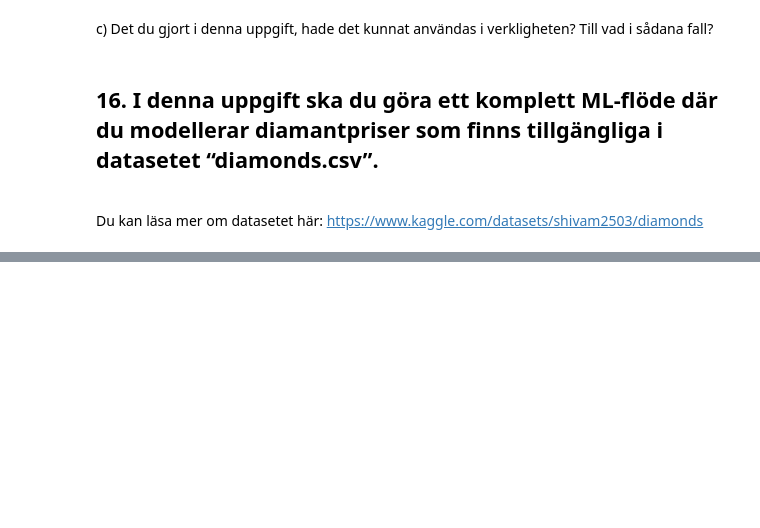
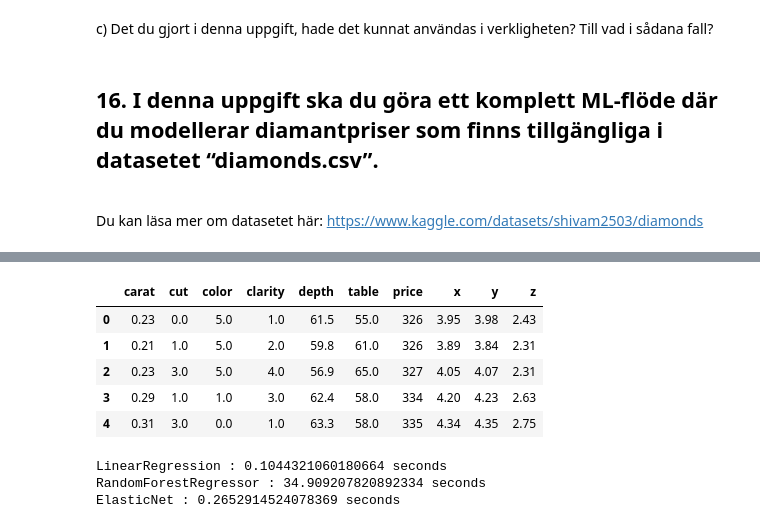
Before and after one commit to stuNero/ai_bok_ovn_uppgifter, a Jupyter notebook: kapitel/kap_3.ipynb, the cells around one changed output, grey strips where cells are left out. Saved outputs shown, nothing was run; the diff lists cells and outputs as text; code cells hidden in the pictures; blank space fills up the shorter version.

```diff
--- a/kapitel/kap_3.ipynb
+++ b/kapitel/kap_3.ipynb
@@ -339,0 +418,19 @@ Till vad i sådana fall?
+# %%
+clarity_encoder = OrdinalEncoder(categories=[['I1', 'SI2', 'SI1', 'VS2', 'VS1', 'VVS2', 'VVS1', 'IF']])
+cut_encoder = OrdinalEncoder(categories=[['Ideal', 'Premium','Very Good', 'Good', 'Fair']])
+color_encoder = OrdinalEncoder(categories=[['J','I','H','G','F','E','D']])
+
+df["color"] = color_encoder.fit_transform(df[["color"]])
+df["cut"] = cut_encoder.fit_transform(df[["cut"]])
+df["clarity"] = clarity_encoder.fit_transform(df[["clarity"]])
+
+df = df.drop(columns="Unnamed: 0")
+# %%
+df.head()
+# %% [output]
+|  | carat | cut | color | clarity | depth | table | price | x | y | z |
+| 0 | 0.23 | 0.0 | 5.0 | 1.0 | 61.5 | 55.0 | 326 | 3.95 | 3.98 | 2.43 |
+| 1 | 0.21 | 1.0 | 5.0 | 2.0 | 59.8 | 61.0 | 326 | 3.89 | 3.84 | 2.31 |
+| 2 | 0.23 | 3.0 | 5.0 | 4.0 | 56.9 | 65.0 | 327 | 4.05 | 4.07 | 2.31 |
+| 3 | 0.29 | 1.0 | 1.0 | 3.0 | 62.4 | 58.0 | 334 | 4.20 | 4.23 | 2.63 |
+| 4 | 0.31 | 3.0 | 0.0 | 1.0 | 63.3 | 58.0 | 335 | 4.34 | 4.35 | 2.75 |
@@ -339,0 +479,12 @@ Till vad i sådana fall?
+# %%
+fit_times = {
+    "LinearRegression":lin_fit_time,
+    "RandomForestRegressor":forest_fit_time,
+    "ElasticNet":elastic_fit_time}
+
+for model in fit_times:
+    print(model,":",fit_times[model], "seconds")
+# %% [output]
+LinearRegression : 0.1044321060180664 seconds
+RandomForestRegressor : 34.909207820892334 seconds
+ElasticNet : 0.2652914524078369 seconds
```
Also changed, not shown: parts of 20 cells of this notebook, 1 other file.
